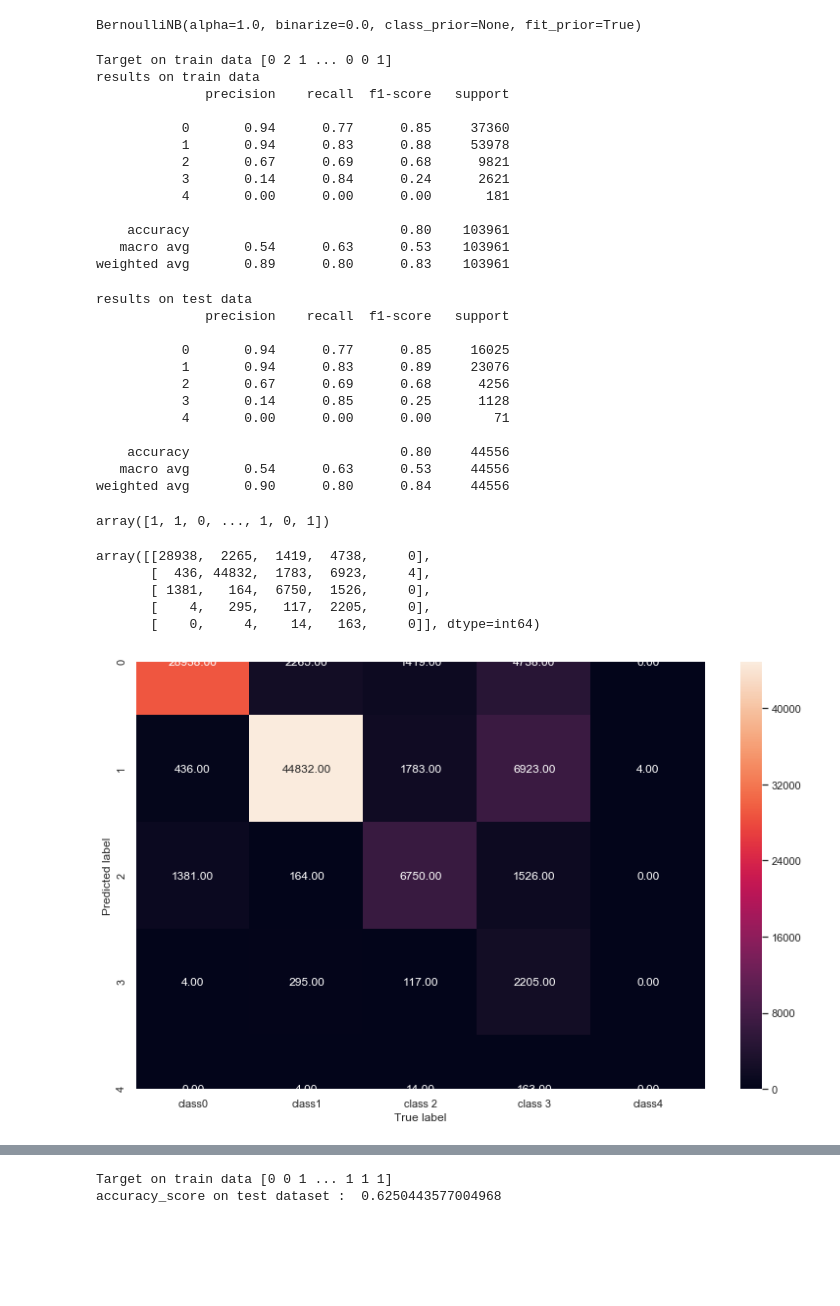
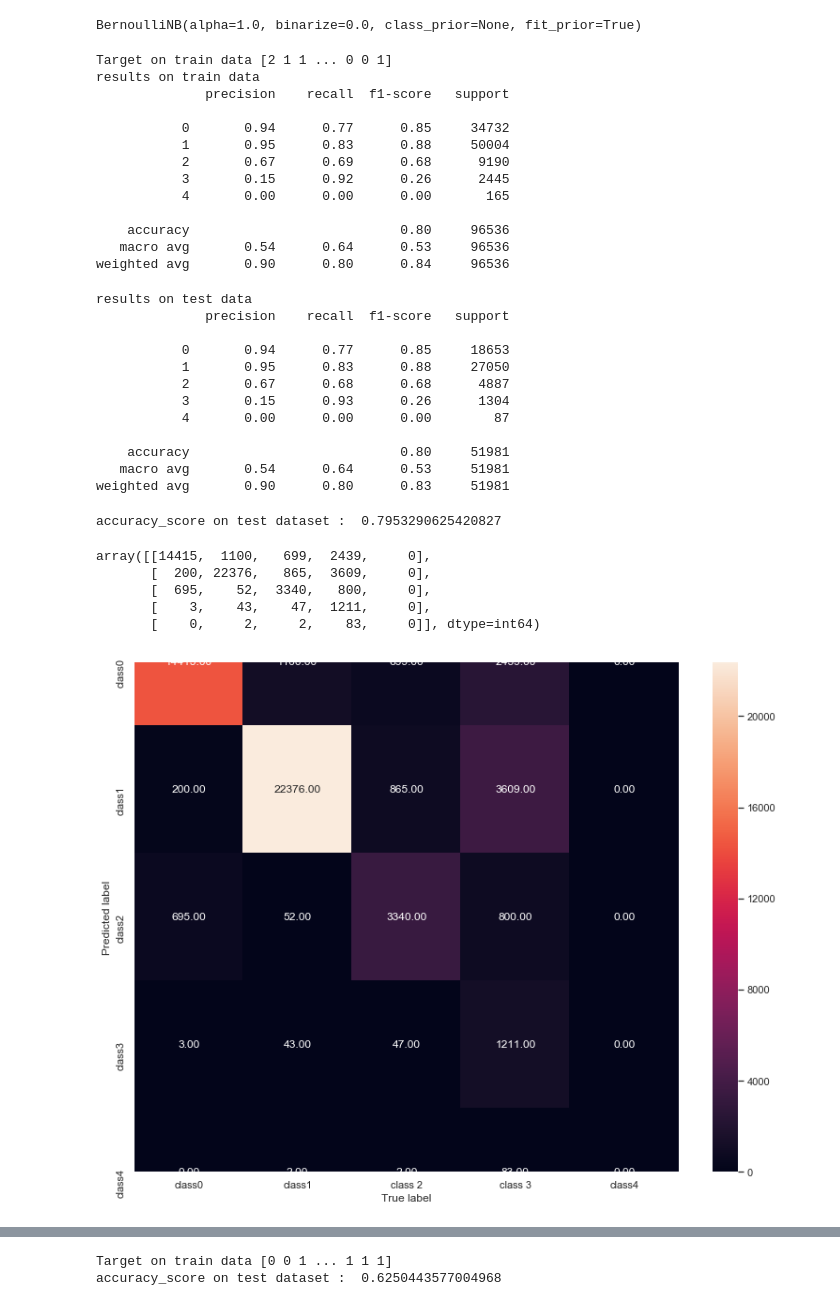
Before and after one commit to abdullahbilalawan/Intrusion_detction_using_AIand-ml, a Jupyter notebook: Intrusion_ml.ipynb, the cells around one changed output, grey strips where cells are left out. Saved outputs shown, nothing was run; the diff lists cells and outputs as text; code cells hidden in the pictures; blank space fills up the shorter version.

```diff
--- a/Intrusion_ml.ipynb
+++ b/Intrusion_ml.ipynb
@@ -555,7 +555,7 @@ X_data.shape
 
 
 from sklearn.model_selection import train_test_split
-X_train, X_test, Y_train, Y_test = train_test_split(X_data,y_data,test_size = 0.3)
+X_train, X_test, Y_train, Y_test = train_test_split(X_data,y_data,test_size = 0.35)
 
-X_test.shape
+X_train.shape
 # %% [output]
@@ -610,19 +615,19 @@ print('results on train data')
 classification_report_bernoulli = metrics.classification_report (Y_train, predict_train_bernoulli)
 print(classification_report_bernoulli)
 # %% [output]
-Target on train data [0 2 1 ... 0 0 1]
+Target on train data [2 1 1 ... 0 0 1]
 results on train data
               precision    recall  f1-score   support
 
-           0       0.94      0.77      0.85     37360
-           1       0.94      0.83      0.88     53978
-           2       0.67      0.69      0.68      9821
-           3       0.14      0.84      0.24      2621
-           4       0.00      0.00      0.00       181
+           0       0.94      0.77      0.85     34732
+           1       0.95      0.83      0.88     50004
+           2       0.67      0.69      0.68      9190
+           3       0.15      0.92      0.26      2445
+           4       0.00      0.00      0.00       165
 
-    accuracy                           0.80    103961
-   macro avg       0.54      0.63      0.53    103961
-weighted avg       0.89      0.80      0.83    103961
+    accuracy                           0.80     96536
+   macro avg       0.54      0.64      0.53     96536
+weighted avg       0.90      0.80      0.84     96536
 # %%
 
 
@@ -637,39 +642,43 @@ print(classification_report_bernoulli)
 results on test data
               precision    recall  f1-score   support
 
-           0       0.94      0.77      0.85     16025
-           1       0.94      0.83      0.89     23076
-           2       0.67      0.69      0.68      4256
-           3       0.14      0.85      0.25      1128
-           4       0.00      0.00      0.00        71
+           0       0.94      0.77      0.85     18653
+           1       0.95      0.83      0.88     27050
+           2       0.67      0.68      0.68      4887
+           3       0.15      0.93      0.26      1304
+           4       0.00      0.00      0.00        87
 
-    accuracy                           0.80     44556
-   macro avg       0.54      0.63      0.53     44556
-weighted avg       0.90      0.80      0.84     44556
+    accuracy                           0.80     51981
+   macro avg       0.54      0.64      0.53     51981
+weighted avg       0.90      0.80      0.83     51981
 # %%
-Ytrain
+accuracy_test_bernoulli = metrics.accuracy_score(Y_test,predict_test_bernoulli)
+print('accuracy_score on test dataset : ', accuracy_test_bernoulli)
 #we can see from above results that test and train data from bernoulli Naive Bayes Algo give satisfactory prediction results
+
+accuracies.append(accuracy_test_bernoulli)
+accuracy_labels.append("bernoulli_NB")
 # %% [output]
-array([1, 1, 0, ..., 1, 0, 1])
+accuracy_score on test dataset :  0.7953290625420827
-# %%
-cm = metrics.confusion_matrix(Y_train,predict_train_bernoulli)
-cm
-# %% [output]
-array([[28938,  2265,  1419,  4738,     0],
-       [  436, 44832,  1783,  6923,     4],
-       [ 1381,   164,  6750,  1526,     0],
-       [    4,   295,   117,  2205,     0],
-       [    0,     4,    14,   163,     0]], dtype=int64)
+# %%
+cm_bernoulli = metrics.confusion_matrix(Y_test,predict_test_bernoulli)
+cm_bernoulli
+# %% [output]
+array([[14415,  1100,   699,  2439,     0],
+       [  200, 22376,   865,  3609,     0],
+       [  695,    52,  3340,   800,     0],
+       [    3,    43,    47,  1211,     0],
+       [    0,     2,     2,    83,     0]], dtype=int64)
 # %%
 
 
-sn.heatmap(cm, annot=True,  fmt='.2f', xticklabels = ["class0", "class1","class 2","class 3","class4"] , yticklabels = ["0", "1","2","3","4"],cbar=True)
+sn.heatmap(cm_bernoulli, annot=True,  fmt='.2f', xticklabels = ["class0", "class1","class 2","class 3","class4"] , yticklabels = ["class0", "class1","class2","class3","class4"],cbar=True)
 plt.xlabel('True label',fontsize=12)
 plt.ylabel('Predicted label',fontsize=12)
 
-sn.set(rc={'figure.figsize':(13,8)})
+sn.set(rc={'figure.figsize':(13,10)})
 # %% [output]
-[figure, old version]
+[figure, new version]
 # %%
 #results of applying bernoulli
 # %%
```
Also changed, not shown: parts of 34 cells of this notebook.
